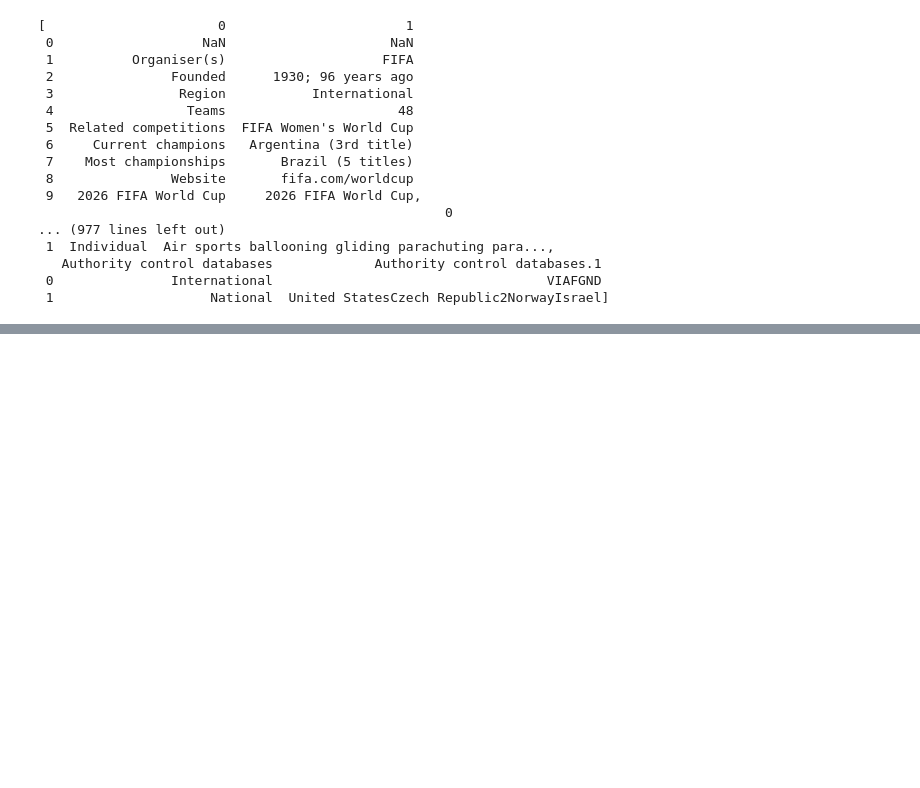
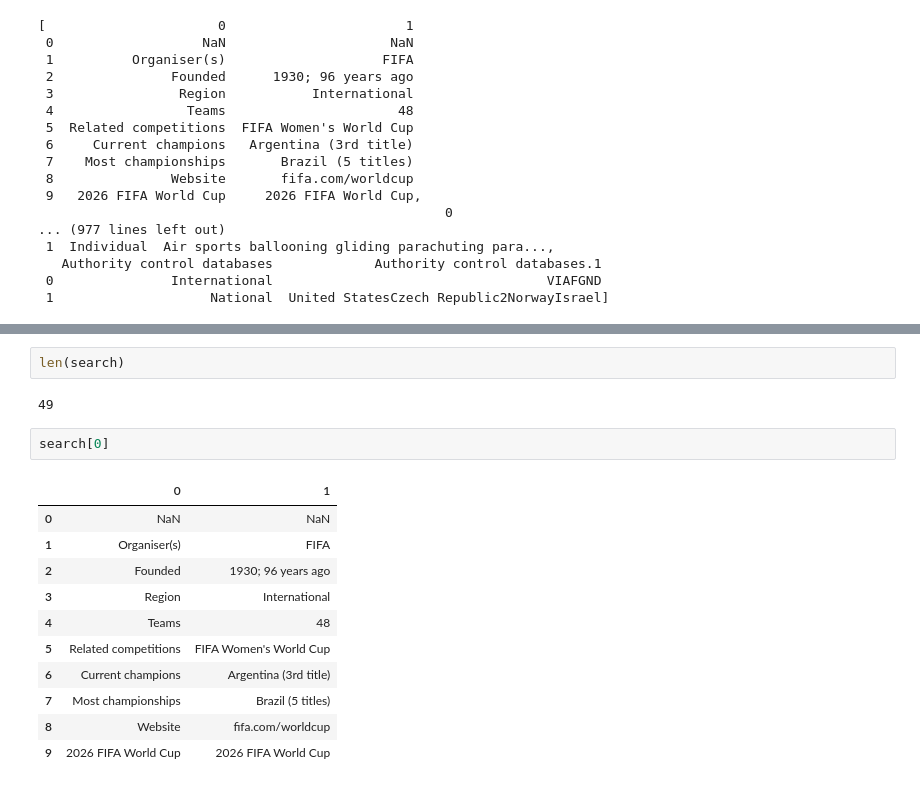
Before and after one commit to Lailah-Idrees/practice_HTML_data, a Jupyter notebook: FIFA_world_cup.ipynb, the cells around one changed output, grey strips where cells are left out. Cells and saved outputs as stored; diff of their text form; blank space fills up the shorter version.

```diff
--- a/FIFA_world_cup.ipynb
+++ b/FIFA_world_cup.ipynb
@@ -37,0 +58,18 @@ search
+# %%
+len(search)
+# %% [output]
+49
+# %%
+search[0]
+# %% [output]
+|  | 0 | 1 |
+| 0 | NaN | NaN |
+| 1 | Organiser(s) | FIFA |
+| 2 | Founded | 1930; 96 years ago |
+| 3 | Region | International |
+| 4 | Teams | 48 |
+| 5 | Related competitions | FIFA Women's World Cup |
+| 6 | Current champions | Argentina (3rd title) |
+| 7 | Most championships | Brazil (5 titles) |
+| 8 | Website | fifa.com/worldcup |
+| 9 | 2026 FIFA World Cup | 2026 FIFA World Cup |
```
Also changed, not shown: parts of 3 cells of this notebook.
